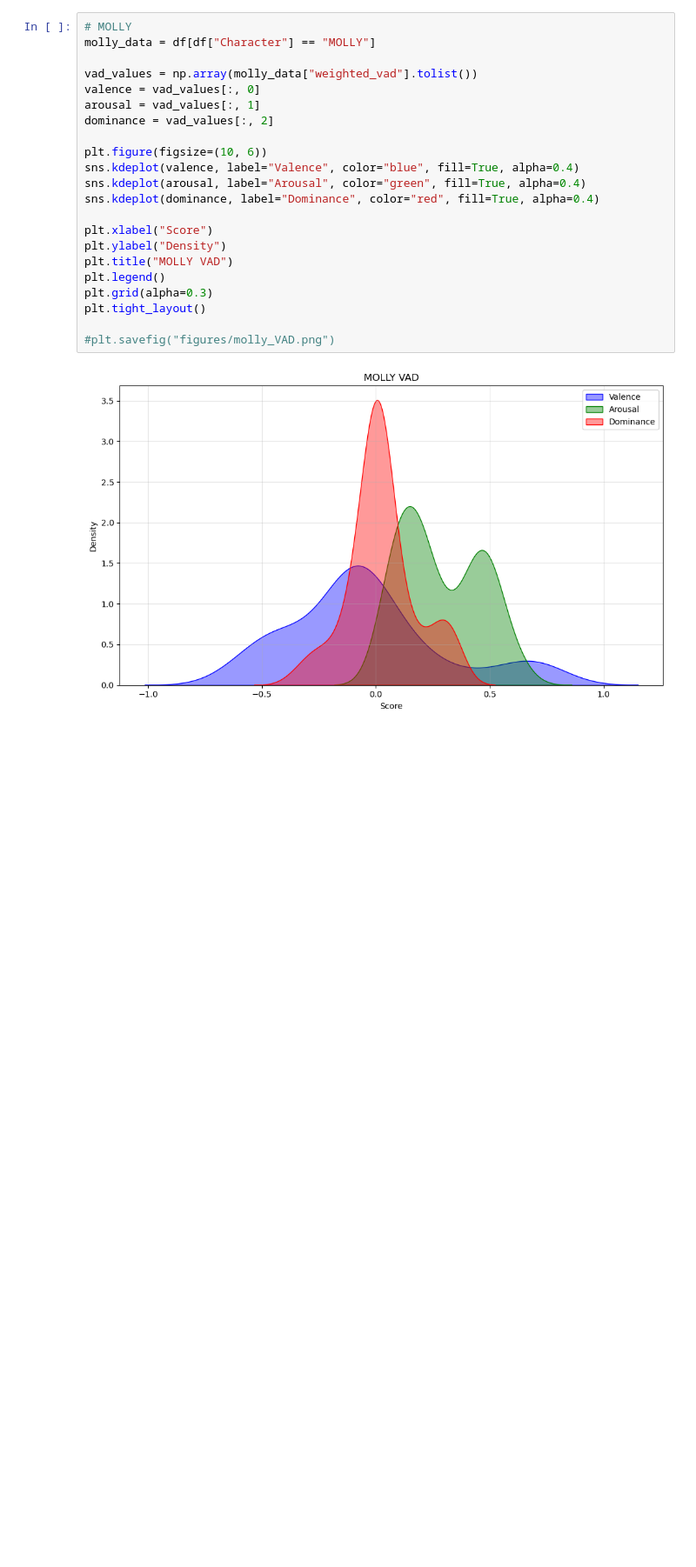
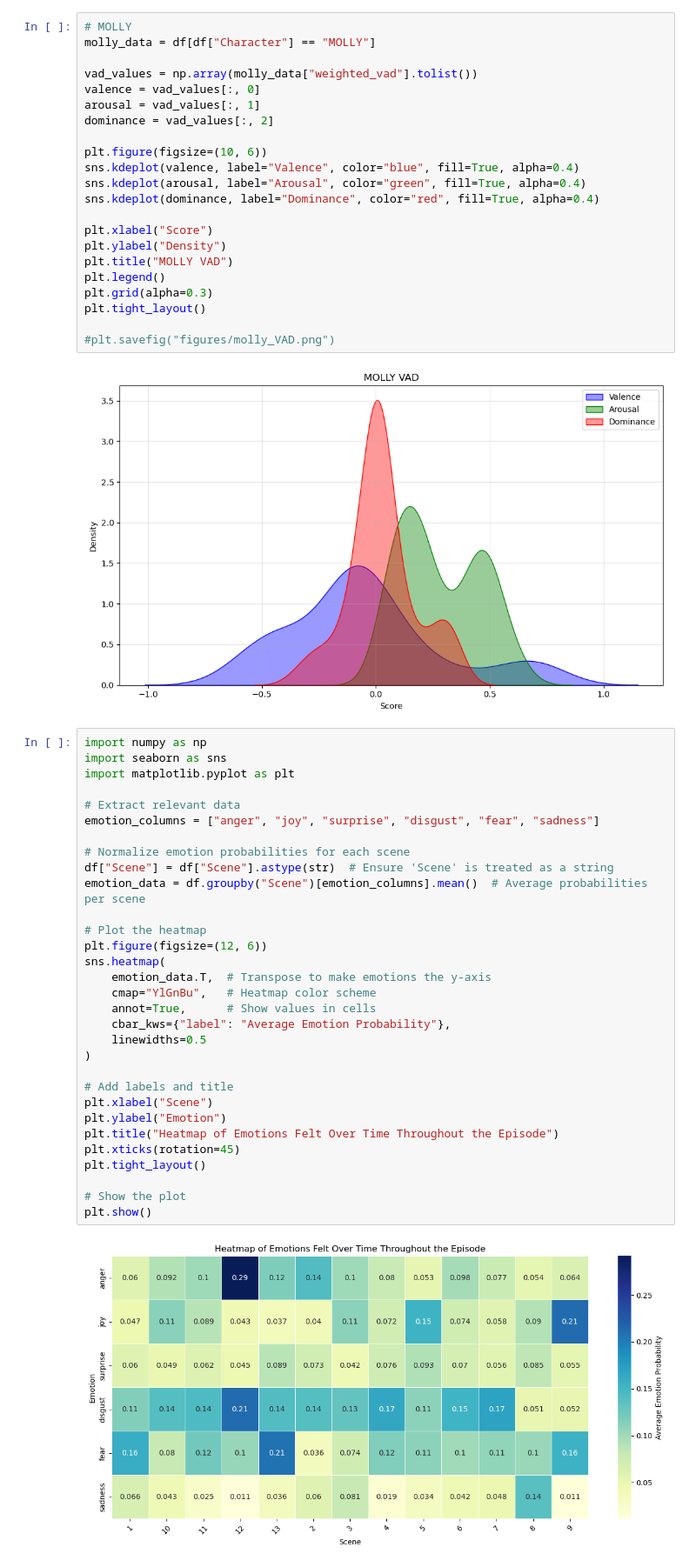
Before and after one commit to hanna-dodd/ttrpg-sentiment, a Jupyter notebook: vadscores.ipynb, the cells around one changed output. Shown at 87% size. Saved outputs shown, nothing was run; the diff lists cells and outputs as text; blank space fills up the shorter version.

```diff
--- a/vadscores.ipynb
+++ b/vadscores.ipynb
@@ -213,3 +213,36 @@ plt.tight_layout()
 #plt.savefig("figures/molly_VAD.png")
 # %% [output]
 [figure]
+# %%
+import numpy as np
+import seaborn as sns
+import matplotlib.pyplot as plt
+
+# Extract relevant data
+emotion_columns = ["anger", "joy", "surprise", "disgust", "fear", "sadness"]
+
+# Normalize emotion probabilities for each scene
+df["Scene"] = df["Scene"].astype(str)  # Ensure 'Scene' is treated as a string
+emotion_data = df.groupby("Scene")[emotion_columns].mean()  # Average probabilities per scene
+
+# Plot the heatmap
+plt.figure(figsize=(12, 6))
+sns.heatmap(
+    emotion_data.T,  # Transpose to make emotions the y-axis
+    cmap="YlGnBu",   # Heatmap color scheme
+    annot=True,      # Show values in cells
+    cbar_kws={"label": "Average Emotion Probability"},
+    linewidths=0.5
+)
+
+# Add labels and title
+plt.xlabel("Scene")
+plt.ylabel("Emotion")
+plt.title("Heatmap of Emotions Felt Over Time Throughout the Episode")
+plt.xticks(rotation=45)
+plt.tight_layout()
+
+# Show the plot
+plt.show()
+# %% [output]
+[figure, added]
```
Also changed, not shown: 2 other files.
